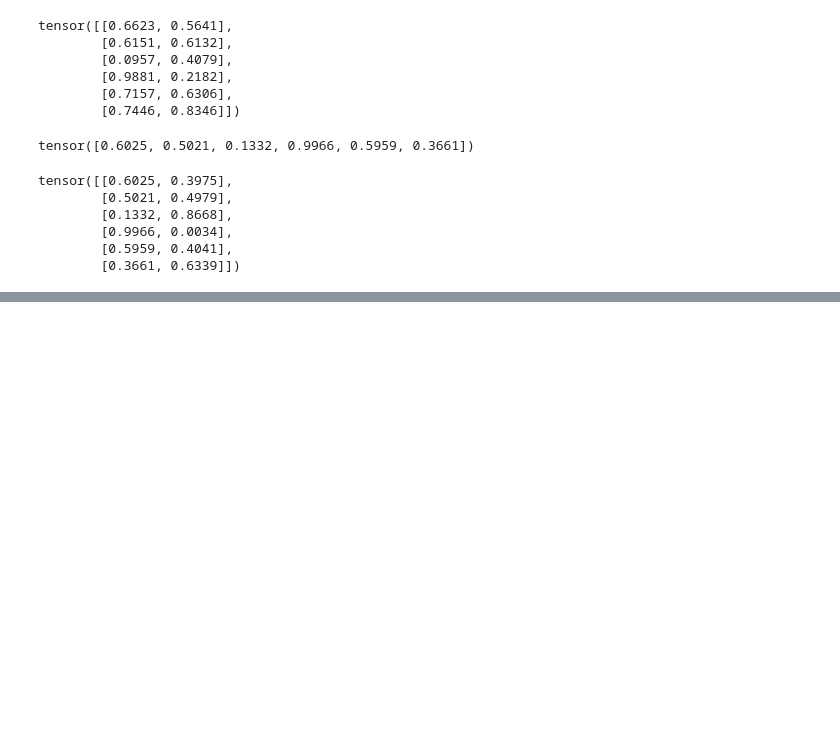
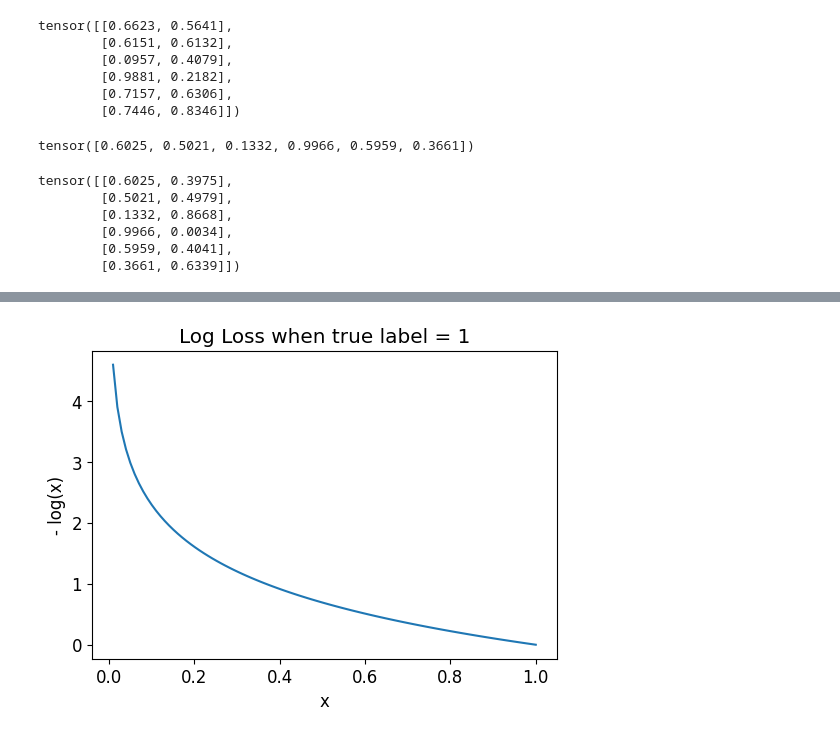
Before and after one commit to rainfd/fastbook, a Jupyter notebook: 05_pra.ipynb, the cells around one changed output, grey strips where cells are left out. Drawn from its saved outputs; the diff is of its cells as text; code cells hidden in the pictures; blank space fills up the shorter version.

```diff
--- a/05_pra.ipynb
+++ b/05_pra.ipynb
@@ -158,0 +161,4 @@ tensor([[0.6025, 0.3975],
+# %%
+plot_function(lambda x: -1 * torch.log(x), min=0, max=1, tx='x', ty='- log(x)', title = 'Log Loss when true label = 1')
+# %% [output]
+[figure, added]
```
Also changed, not shown: parts of 25 cells of this notebook.
